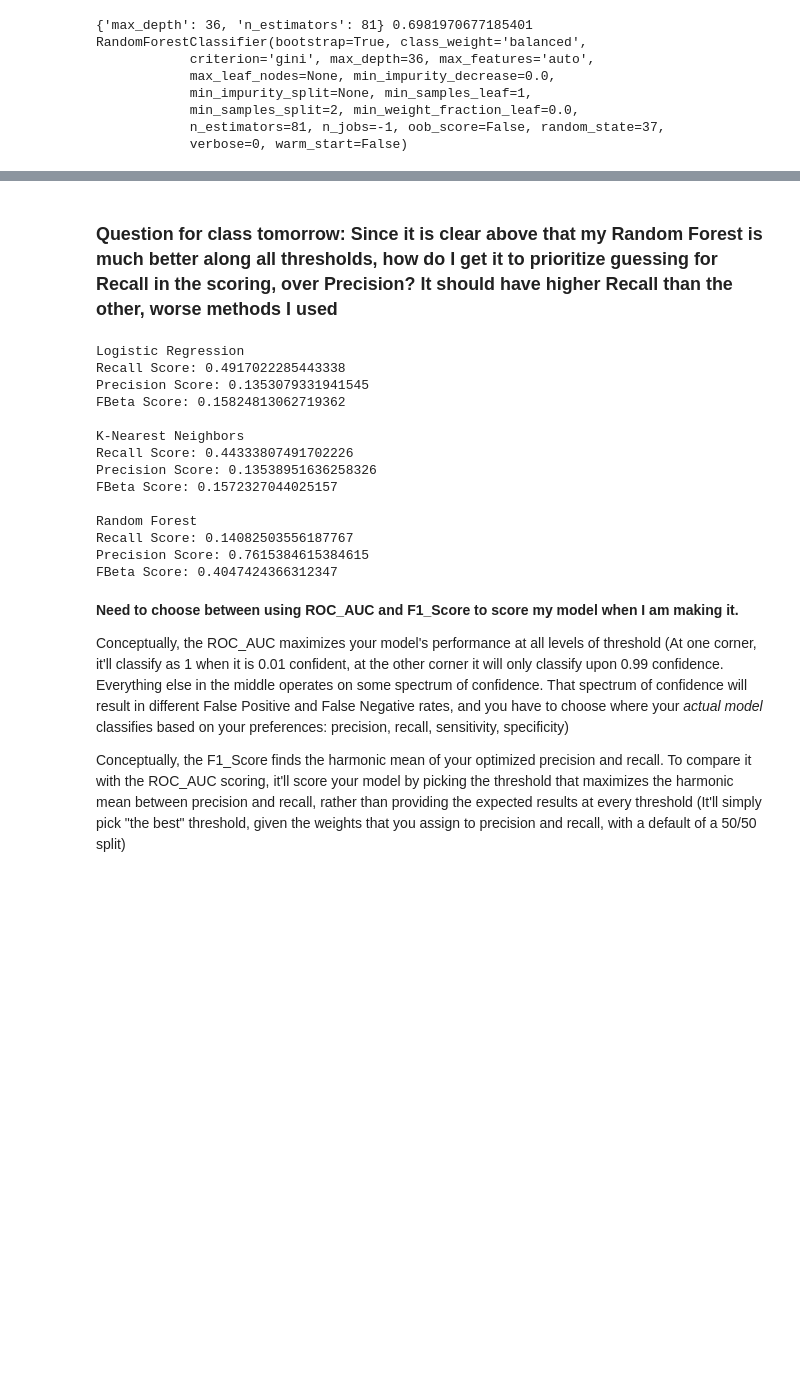
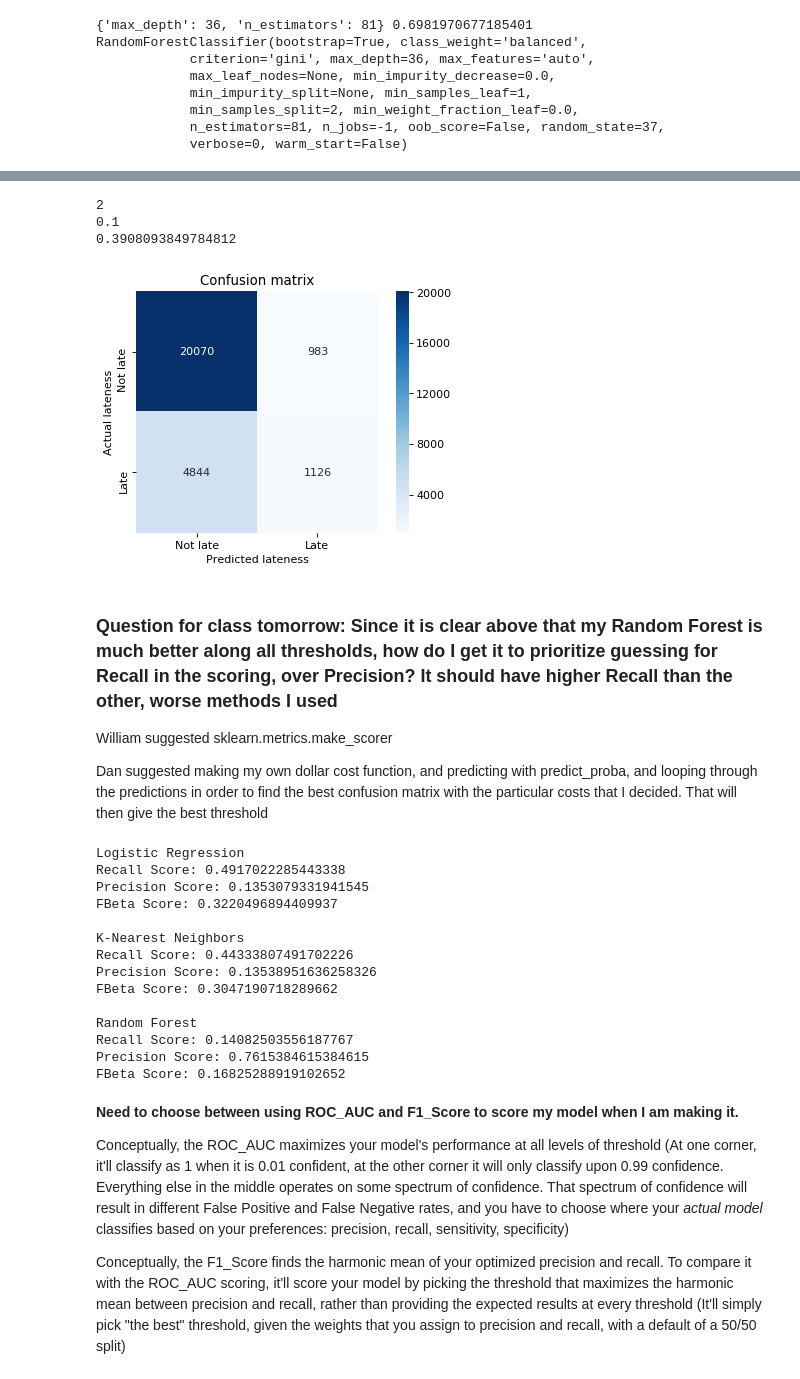
Before and after one commit to Alexandre987/Late_Shipment_Prediction_Olist, a Jupyter notebook: Project_03_Modeling.ipynb, the cells around one changed output, grey strips where cells are left out. Drawn from its saved outputs; the diff is of its cells as text; code cells hidden in the pictures; blank space fills up the shorter version.

```diff
--- a/Project_03_Modeling.ipynb
+++ b/Project_03_Modeling.ipynb
@@ -345,37 +374,63 @@ plt.plot([0, 1], 'r--', alpha = 0.5) # y = x line
+# %%
+y_probs = rf_best.predict_proba(x_test)[:,1]
+precisions = []
+thresholds = []
+for t in range(0,100,5):
+    y_pred = pd.Series(y_probs).apply(lambda x: 0 if x<t / 100 else 1)
+    precisions.append(fbeta_score(y_test, y_pred, beta = 2))
+    thresholds.append(t/100)
+print(np.argmax(precisions)) #the index of the best fbeta
+print(thresholds[np.argmax(precisions)]) #the best threshold for your model
+print(max(precisions)) # Precisions = fbeta
+# %% [output]
+2
+0.1
+0.3908093849784812
+# %%
+# Applying the way to split the threshold of 0.1 (best threshold from above), into positive and negative guesses
+y_pred = pd.Series(y_probs).apply(lambda x: 0 if x < 0.1 else 1)
+
+confusion_matrix_graphic(y_test, y_pred)
+# %% [output]
+[figure, added]
 # %% [markdown]
 ### Question for class tomorrow: Since it is clear above that my Random Forest is much better along all thresholds, how do I get it to prioritize guessing for Recall in the scoring, over Precision? It should have higher Recall than the other, worse methods I used
+
+William suggested sklearn.metrics.make_scorer
+
+Dan suggested making my own dollar cost function, and predicting with predict_proba, and looping through the predictions in order to find the best confusion matrix with the particular costs that I decided. That will then give the best threshold
 # %%
 print('Logistic Regression')
 print(f'Recall Score: {recall_score(y_test, logit_pred)}')
 print(f'Precision Score: {precision_score(y_test, logit_pred)}')
-print(f'FBeta Score: {fbeta_score(y_test, logit_pred, beta = 0.50)}')
+print(f'FBeta Score: {fbeta_score(y_test, logit_pred, beta = 2)}')
 
 print('')
 print('K-Nearest Neighbors')
 print(f'Recall Score: {recall_score(y_test, knn_smote_pred)}')
 print(f'Precision Score: {precision_score(y_test, knn_smote_pred)}')
-print(f'FBeta Score: {fbeta_score(y_test, knn_smote_pred, beta = 0.50)}')
+print(f'FBeta Score: {fbeta_score(y_test, knn_smote_pred, beta = 2)}')
 
 print('')
 print('Random Forest')
 print(f'Recall Score: {recall_score(y_test, rf_pred)}')
 print(f'Precision Score: {precision_score(y_test, rf_pred)}')
-print(f'FBeta Score: {fbeta_score(y_test, rf_pred, beta = 0.50)}')
+print(f'FBeta Score: {fbeta_score(y_test, rf_pred, beta = 2)}')
 # %% [output]
 Logistic Regression
 Recall Score: 0.4917022285443338
 Precision Score: 0.1353079331941545
-FBeta Score: 0.15824813062719362
+FBeta Score: 0.3220496894409937
 
 K-Nearest Neighbors
 Recall Score: 0.44333807491702226
 Precision Score: 0.13538951636258326
-FBeta Score: 0.1572327044025157
+FBeta Score: 0.3047190718289662
 
 Random Forest
 Recall Score: 0.14082503556187767
 Precision Score: 0.7615384615384615
-FBeta Score: 0.4047424366312347
+FBeta Score: 0.16825288919102652
 # %% [markdown]
 **Need to choose between using ROC_AUC and F1_Score to score my model when I am making it.**
 
```
Also changed, not shown: parts of 10 cells of this notebook, 1 other file.
